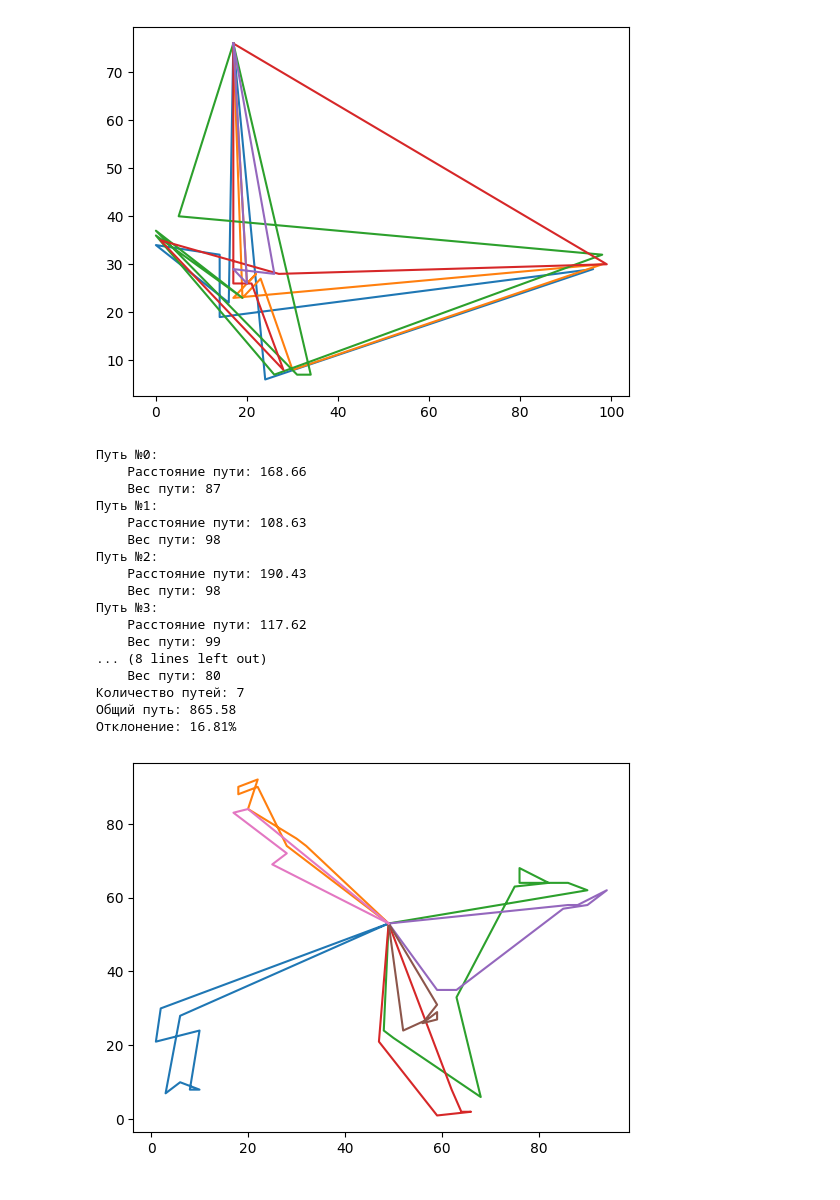
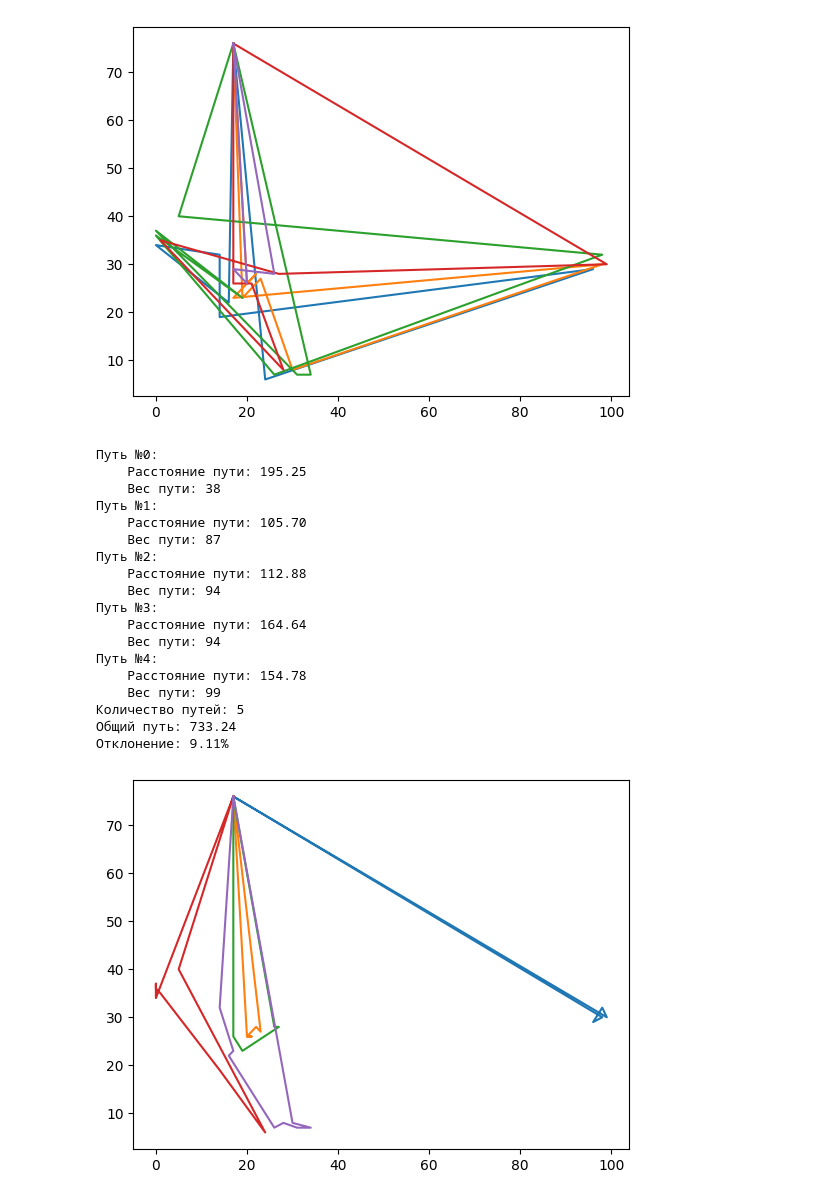
Before and after one commit to Deaacon/s, a Jupyter notebook: solution.ipynb, the cells around one changed output. Cells and saved outputs as stored; diff of their text form; code cells hidden in the pictures.

```diff
--- a/solution.ipynb
+++ b/solution.ipynb
@@ -217,49 +246,50 @@ logistic.plot_paths()
 # %%
 np.random.seed(1)
 
-logistic.fit(data[10])
-logistic.optimize(40_000, 1000, 0.9995)
+logistic.fit(data[0])
+logistic.optimize(40_000, 100, 0.999)
 
 total_length = 0
 number = 0
 
 for path in logistic.path_list:
     path_length = logistic._calculate_path_length(path)
     path_demand = logistic._calculate_path_demand(path)
 
     print(f"Путь №{number}:")
     print(f"    Расстояние пути: {path_length:.2f}")
     print(f"    Вес пути: {path_demand}")
 
     total_length += path_length
     number += 1
 
 deviation = (total_length - logistic.optimal_value) / logistic.optimal_value
 
 print(f"Количество путей: {number}")
 print(f"Общий путь: {total_length:.2f}")
 print(f"Отклонение: {deviation * 100:.2f}%")
 
 logistic.plot_paths()
 # %% [output]
 Путь №0:
-    Расстояние пути: 168.66
+    Расстояние пути: 195.25
+    Вес пути: 38
+Путь №1:
+    Расстояние пути: 105.70
     Вес пути: 87
-Путь №1:
-    Расстояние пути: 108.63
-    Вес пути: 98
 Путь №2:
-    Расстояние пути: 190.43
-    Вес пути: 98
+    Расстояние пути: 112.88
+    Вес пути: 94
 Путь №3:
-    Расстояние пути: 117.62
+    Расстояние пути: 164.64
+    Вес пути: 94
+Путь №4:
+    Расстояние пути: 154.78
     Вес пути: 99
-... (8 lines left out)
-    Вес пути: 80
-Количество путей: 7
-Общий путь: 865.58
-Отклонение: 16.81%
+Количество путей: 5
+Общий путь: 733.24
+Отклонение: 9.11%
-[figure, old version]
+[figure, new version]
 # %%
 np.random.seed(1)
 
```
Also changed, not shown: parts of 7 cells of this notebook, 3 other files.
